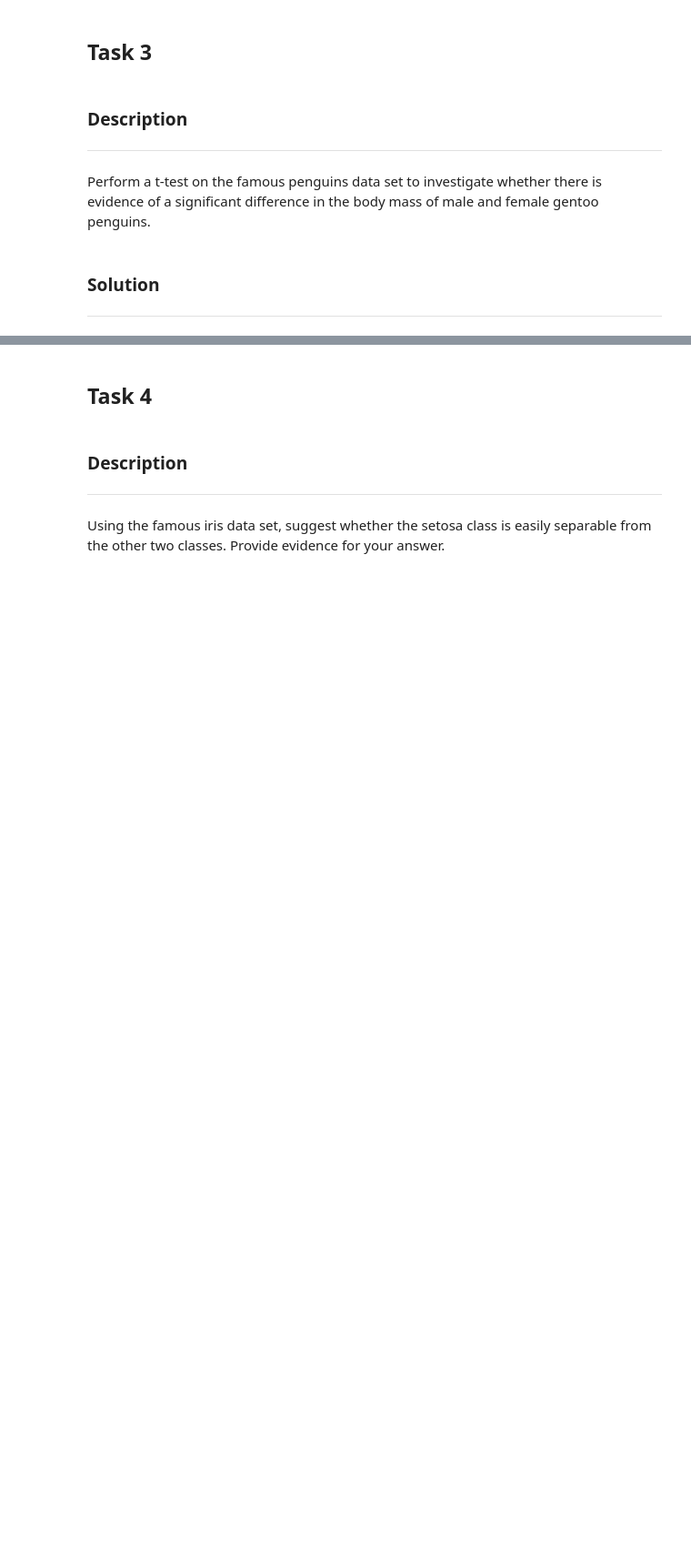
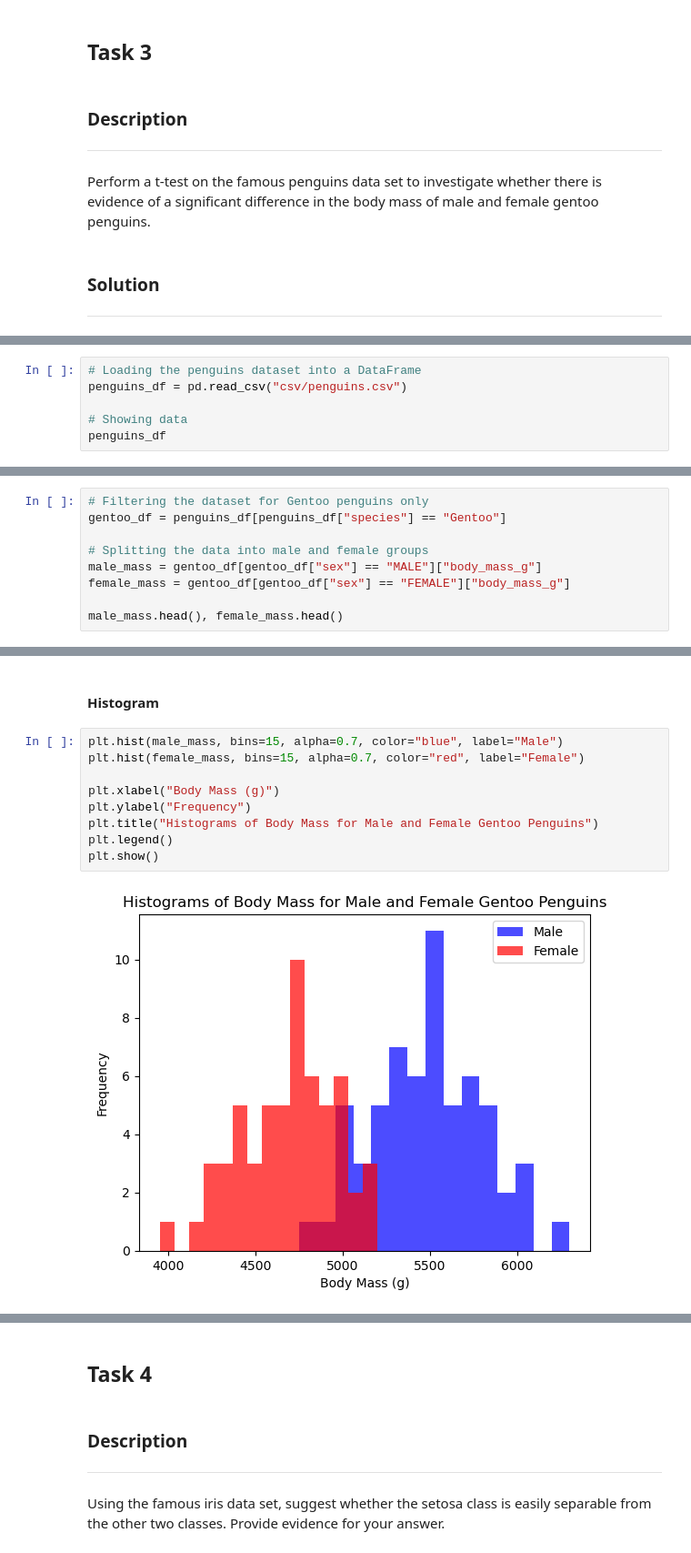
Before and after one commit to dariairad/mls-assessment, a Jupyter notebook: tasks.ipynb, the cells around one changed output, grey strips where cells are left out. Shown at 91% size. Cells and saved outputs as stored; diff of their text form; blank space fills up the shorter version.

```diff
--- a/tasks.ipynb
+++ b/tasks.ipynb
@@ -245,0 +258,6 @@ Perform a t-test on the famous penguins data set to investigate whether there is
+# %%
+# Loading the penguins dataset into a DataFrame
+penguins_df = pd.read_csv("csv/penguins.csv")
+
+# Showing data
+penguins_df
@@ -245,0 +278,9 @@ Perform a t-test on the famous penguins data set to investigate whether there is
+# %%
+# Filtering the dataset for Gentoo penguins only
+gentoo_df = penguins_df[penguins_df["species"] == "Gentoo"]
+
+# Splitting the data into male and female groups
+male_mass = gentoo_df[gentoo_df["sex"] == "MALE"]["body_mass_g"]
+female_mass = gentoo_df[gentoo_df["sex"] == "FEMALE"]["body_mass_g"]
+
+male_mass.head(), female_mass.head()
@@ -245,0 +300,13 @@ Perform a t-test on the famous penguins data set to investigate whether there is
+# %% [markdown]
+#### Histogram
+# %%
+plt.hist(male_mass, bins=15, alpha=0.7, color="blue", label="Male")
+plt.hist(female_mass, bins=15, alpha=0.7, color="red", label="Female")
+
+plt.xlabel("Body Mass (g)")
+plt.ylabel("Frequency")
+plt.title("Histograms of Body Mass for Male and Female Gentoo Penguins")
+plt.legend()
+plt.show()
+# %% [output]
+[figure, added]
```
Also changed, not shown: parts of 12 cells of this notebook.
